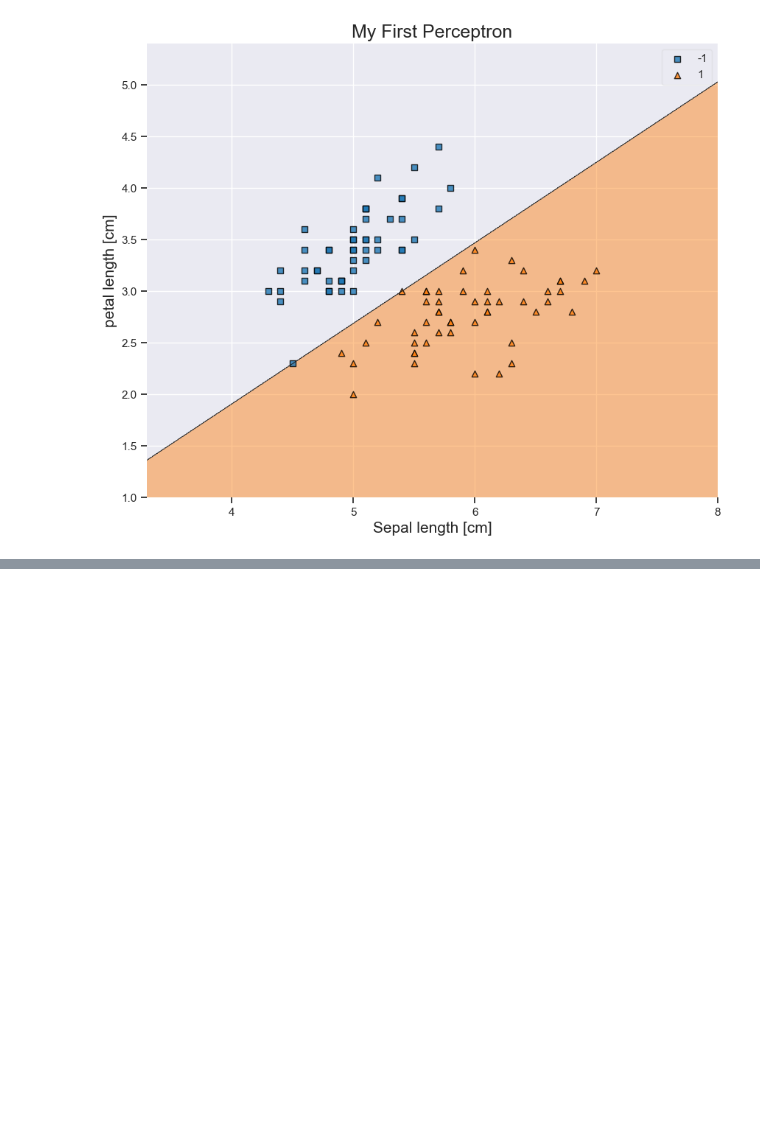
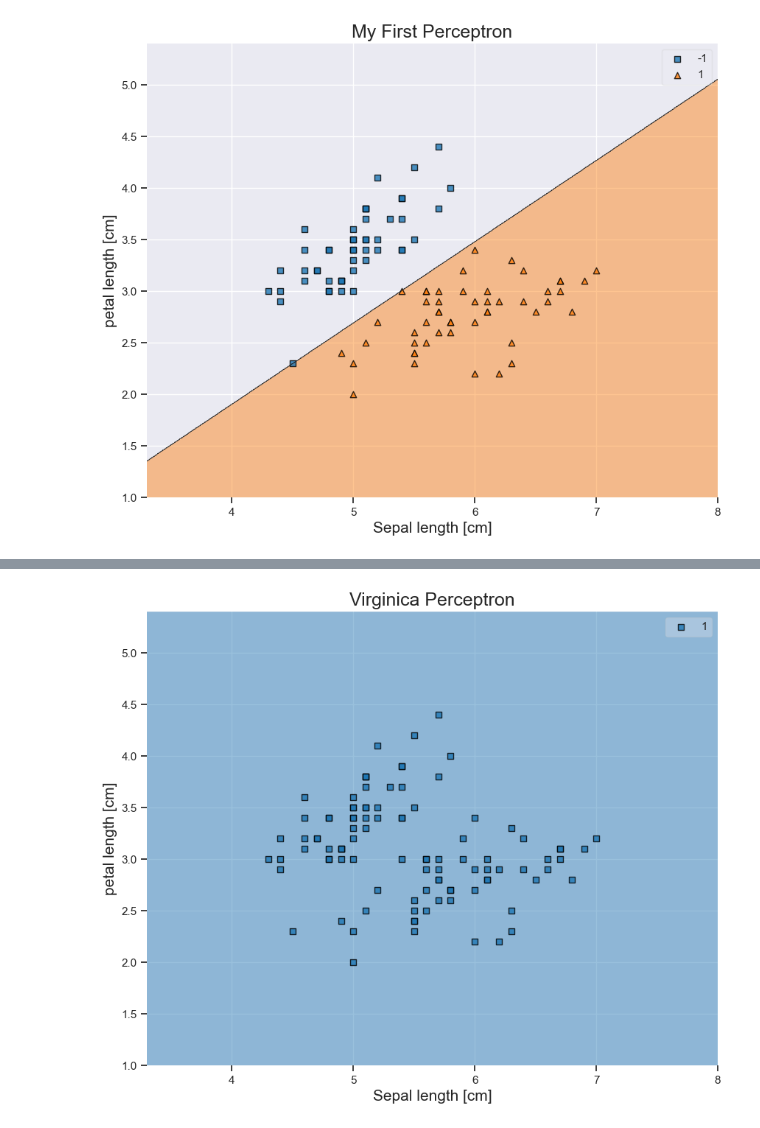
Before and after one commit to ekt5/CMOR-438-Spr-2025, a Jupyter notebook: Supervised Learning/Perceptron Algorithm.ipynb, the cells around one changed output, grey strips where cells are left out. Saved outputs shown, nothing was run; the diff lists cells and outputs as text; code cells hidden in the pictures; blank space fills up the shorter version.

```diff
--- a/Supervised Learning/Perceptron Algorithm.ipynb
+++ b/Supervised Learning/Perceptron Algorithm.ipynb
@@ -127,0 +197,10 @@ X = df[["sepal_length", "sepal_width"]].iloc[0:100].values
+# %%
+# Plot visualization for virginica data
+plt.figure(figsize=(10, 8))
+plot_decision_regions(X, y, clf= clf)
+plt.title("Virginica Perceptron", fontsize = 18)
+plt.xlabel('Sepal length [cm]', fontsize = 15)
+plt.ylabel('petal length [cm]', fontsize = 15)
+plt.show()
+# %% [output]
+[figure, added]
```
Also changed, not shown: parts of 12 cells of this notebook.
